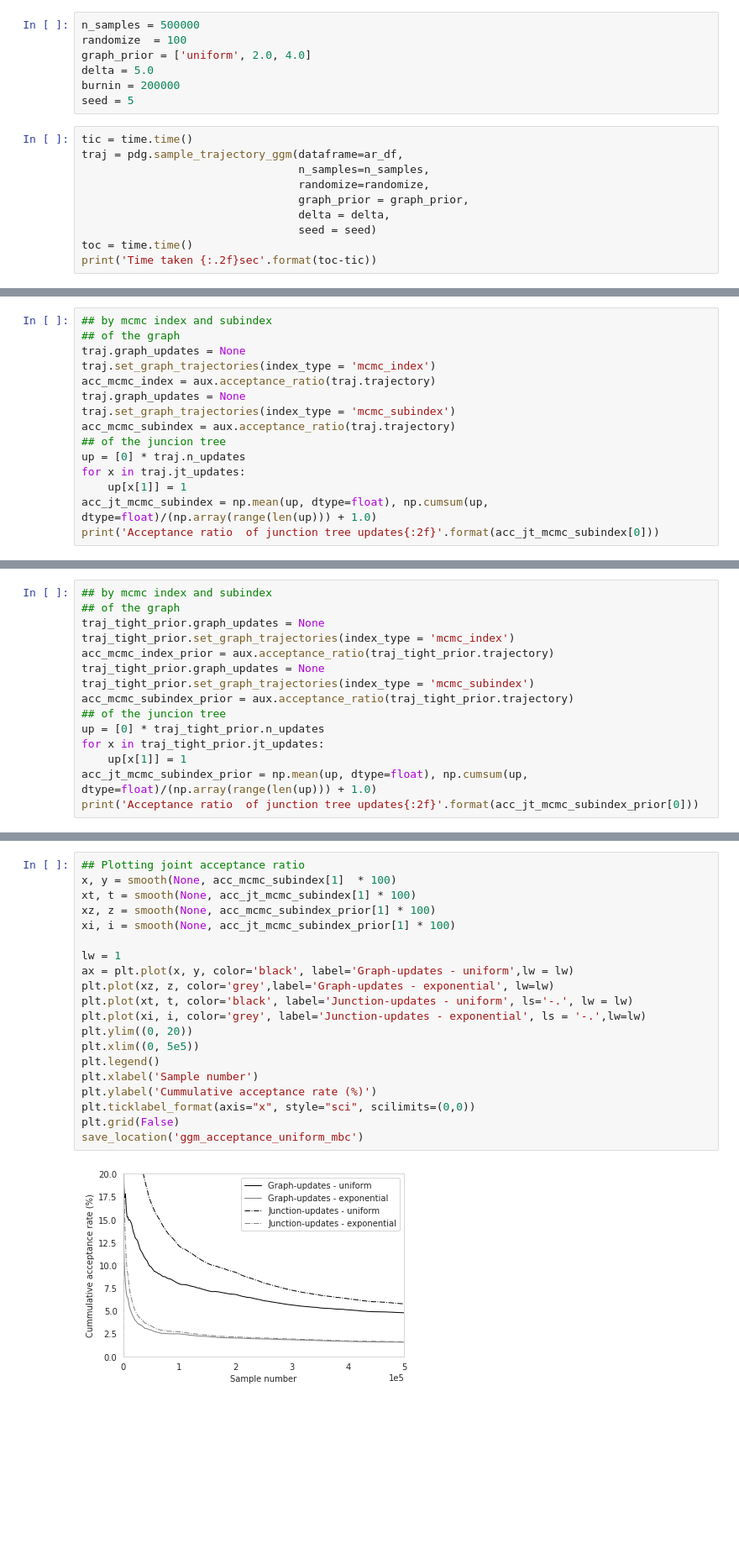
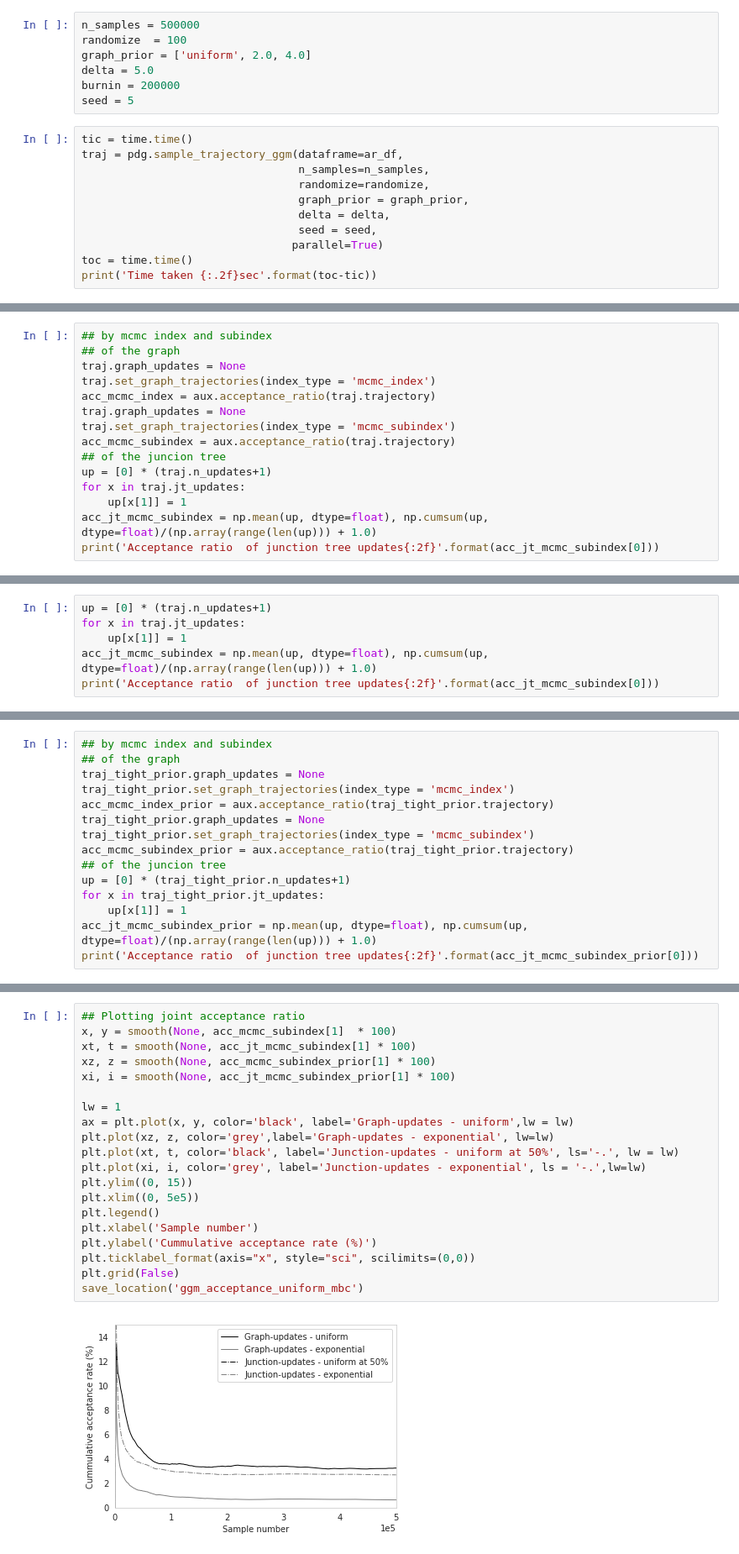
Before and after one commit to melmasri/parallelDG, a Jupyter notebook: examples/Gaussian graphical model.ipynb, the cells around one changed output, grey strips where cells are left out. Shown: that part at 84% size. Drawn from its saved outputs; the diff is of its cells as text; blank space fills up the shorter version.

```diff
--- a/examples/Gaussian graphical model.ipynb
+++ b/examples/Gaussian graphical model.ipynb
@@ -436,7 +437,8 @@ traj = pdg.sample_trajectory_ggm(dataframe=ar_df,
                                  randomize=randomize,
                                  graph_prior = graph_prior,
                                  delta = delta,
-                                 seed = seed)
+                                 seed = seed,
+                                parallel=True)
 toc = time.time()
 print('Time taken {:.2f}sec'.format(toc-tic))
 # %% [output]
@@ -453,7 +455,7 @@ traj.graph_updates = None
 traj.set_graph_trajectories(index_type = 'mcmc_subindex')
 acc_mcmc_subindex = aux.acceptance_ratio(traj.trajectory)
 ## of the juncion tree
-up = [0] * traj.n_updates
+up = [0] * (traj.n_updates+1)
 for x in traj.jt_updates:
     up[x[1]] = 1
 acc_jt_mcmc_subindex = np.mean(up, dtype=float), np.cumsum(up, dtype=float)/(np.array(range(len(up))) + 1.0)
@@ -466,0 +469,6 @@ Acceptance ratio  of junction tree updates0.050911
+# %%
+up = [0] * (traj.n_updates+1)
+for x in traj.jt_updates:
+    up[x[1]] = 1
+acc_jt_mcmc_subindex = np.mean(up, dtype=float), np.cumsum(up, dtype=float)/(np.array(range(len(up))) + 1.0)
+print('Acceptance ratio  of junction tree updates{:2f}'.format(acc_jt_mcmc_subindex[0]))
@@ -488,7 +498,7 @@ traj_tight_prior.graph_updates = None
 traj_tight_prior.set_graph_trajectories(index_type = 'mcmc_subindex')
 acc_mcmc_subindex_prior = aux.acceptance_ratio(traj_tight_prior.trajectory)
 ## of the juncion tree
-up = [0] * traj_tight_prior.n_updates
+up = [0] * (traj_tight_prior.n_updates+1)
 for x in traj_tight_prior.jt_updates:
     up[x[1]] = 1
 acc_jt_mcmc_subindex_prior = np.mean(up, dtype=float), np.cumsum(up, dtype=float)/(np.array(range(len(up))) + 1.0)
@@ -506,22 +516,22 @@ Acceptance ratio  of junction tree updates0.014309
 # %%
 ## Plotting joint acceptance ratio
 x, y = smooth(None, acc_mcmc_subindex[1]  * 100)
 xt, t = smooth(None, acc_jt_mcmc_subindex[1] * 100)
 xz, z = smooth(None, acc_mcmc_subindex_prior[1] * 100)
 xi, i = smooth(None, acc_jt_mcmc_subindex_prior[1] * 100)
 
 lw = 1
 ax = plt.plot(x, y, color='black', label='Graph-updates - uniform',lw = lw)
 plt.plot(xz, z, color='grey',label='Graph-updates - exponential', lw=lw)
-plt.plot(xt, t, color='black', label='Junction-updates - uniform', ls='-.', lw = lw)
+plt.plot(xt, t, color='black', label='Junction-updates - uniform at 50%', ls='-.', lw = lw)
 plt.plot(xi, i, color='grey', label='Junction-updates - exponential', ls = '-.',lw=lw)
-plt.ylim((0, 20))
+plt.ylim((0, 15))
 plt.xlim((0, 5e5))
 plt.legend()
 plt.xlabel('Sample number')
 plt.ylabel('Cummulative acceptance rate (%)')
 plt.ticklabel_format(axis="x", style="sci", scilimits=(0,0))
 plt.grid(False)
 save_location('ggm_acceptance_uniform_mbc')
 # %% [output]
-[figure, old version]
+[figure, new version]
```
Also changed, not shown: parts of 31 cells of this notebook.
